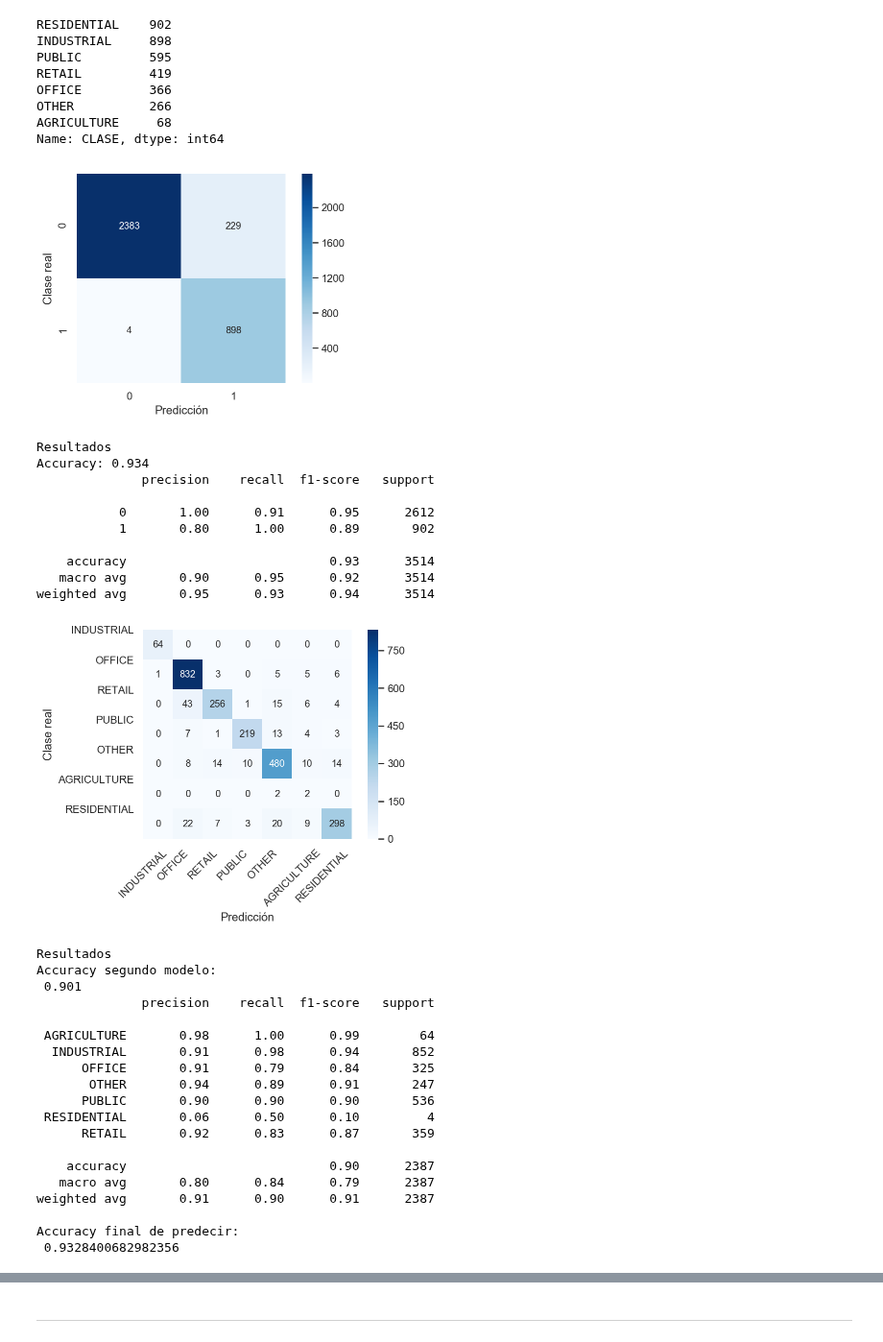
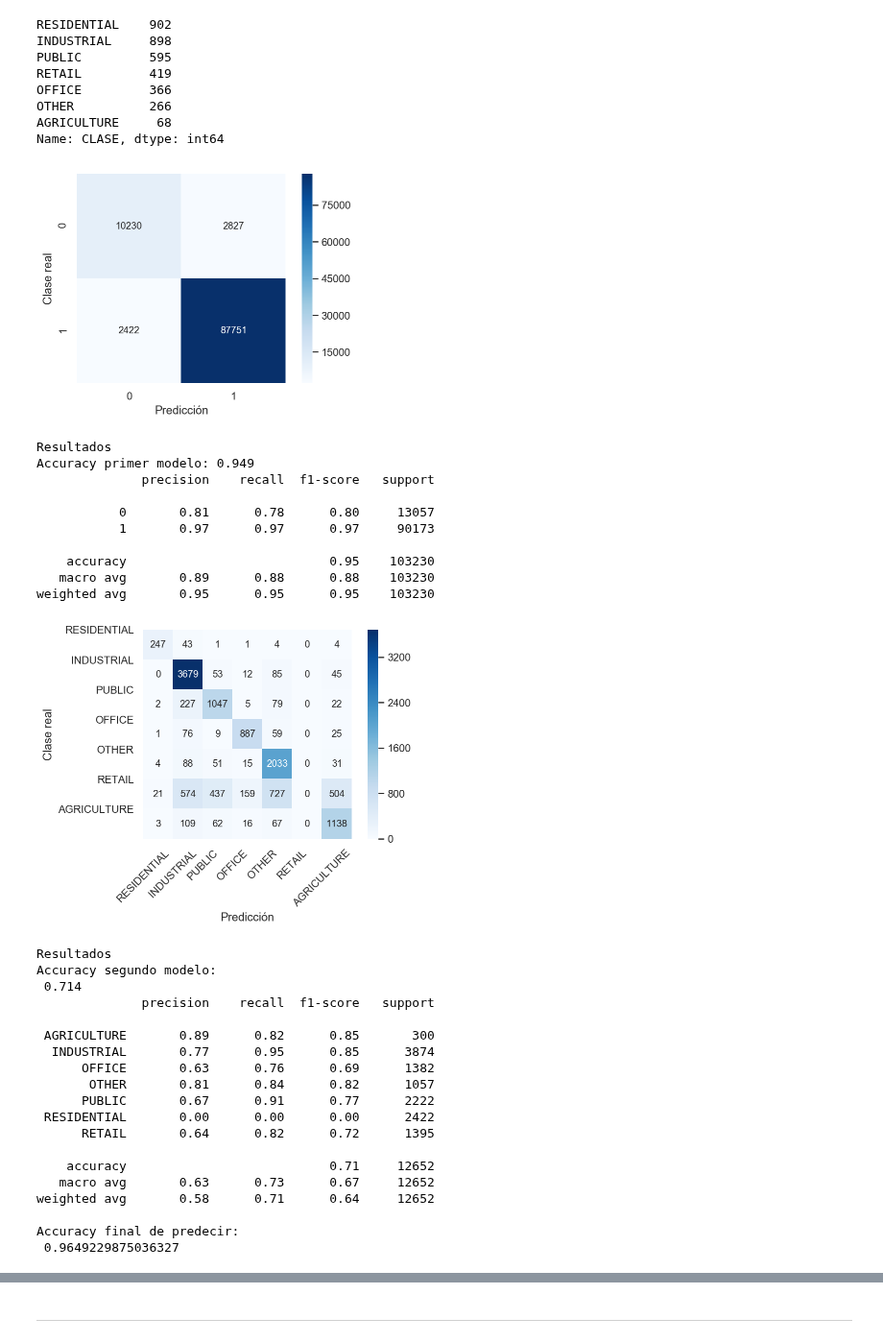
Before and after one commit to cifucg/minsait_land_classification, a Jupyter notebook: model_prediction.ipynb, the cells around one changed output, grey strips where cells are left out. Shown at 96% size. Drawn from its saved outputs; the diff is of its cells as text; code cells hidden in the pictures.

```diff
--- a/model_prediction.ipynb
+++ b/model_prediction.ipynb
@@ -130,35 +174,35 @@ def predict(df):
 # %%
-prediccion = predict(df_pruebas)
+prediccion = predict(df_minsait.copy())
 # %% [output]
-[figure, old version]
+[figure, new version]
 Resultados
-Accuracy: 0.934
+Accuracy primer modelo: 0.949
               precision    recall  f1-score   support
 
-           0       1.00      0.91      0.95      2612
-           1       0.80      1.00      0.89       902
+           0       0.81      0.78      0.80     13057
+           1       0.97      0.97      0.97     90173
 
-    accuracy                           0.93      3514
-   macro avg       0.90      0.95      0.92      3514
-weighted avg       0.95      0.93      0.94      3514
+    accuracy                           0.95    103230
+   macro avg       0.89      0.88      0.88    103230
+weighted avg       0.95      0.95      0.95    103230
-[figure, old version]
+[figure, new version]
 Resultados
 Accuracy segundo modelo:
- 0.901
+ 0.714
               precision    recall  f1-score   support
 
- AGRICULTURE       0.98      1.00      0.99        64
-  INDUSTRIAL       0.91      0.98      0.94       852
-      OFFICE       0.91      0.79      0.84       325
-       OTHER       0.94      0.89      0.91       247
-      PUBLIC       0.90      0.90      0.90       536
- RESIDENTIAL       0.06      0.50      0.10         4
-      RETAIL       0.92      0.83      0.87       359
+ AGRICULTURE       0.89      0.82      0.85       300
+  INDUSTRIAL       0.77      0.95      0.85      3874
+      OFFICE       0.63      0.76      0.69      1382
+       OTHER       0.81      0.84      0.82      1057
+      PUBLIC       0.67      0.91      0.77      2222
+ RESIDENTIAL       0.00      0.00      0.00      2422
+      RETAIL       0.64      0.82      0.72      1395
 
-    accuracy                           0.90      2387
-   macro avg       0.80      0.84      0.79      2387
-weighted avg       0.91      0.90      0.91      2387
+    accuracy                           0.71     12652
+   macro avg       0.63      0.73      0.67     12652
+weighted avg       0.58      0.71      0.64     12652
 
 Accuracy final de predecir:
- 0.9328400682982356
+ 0.9649229875036327
 # %%
```
Also changed, not shown: parts of 13 cells of this notebook, 8 other files.
